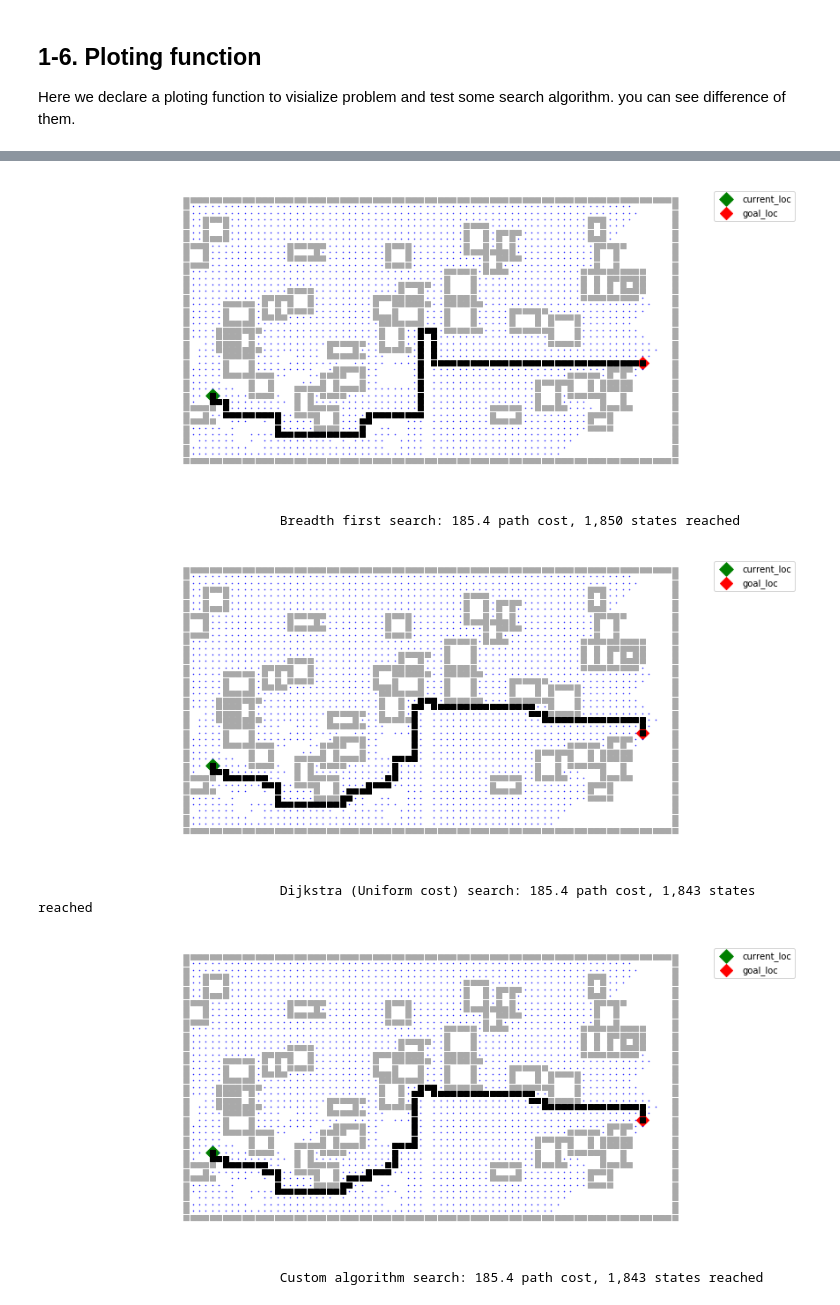
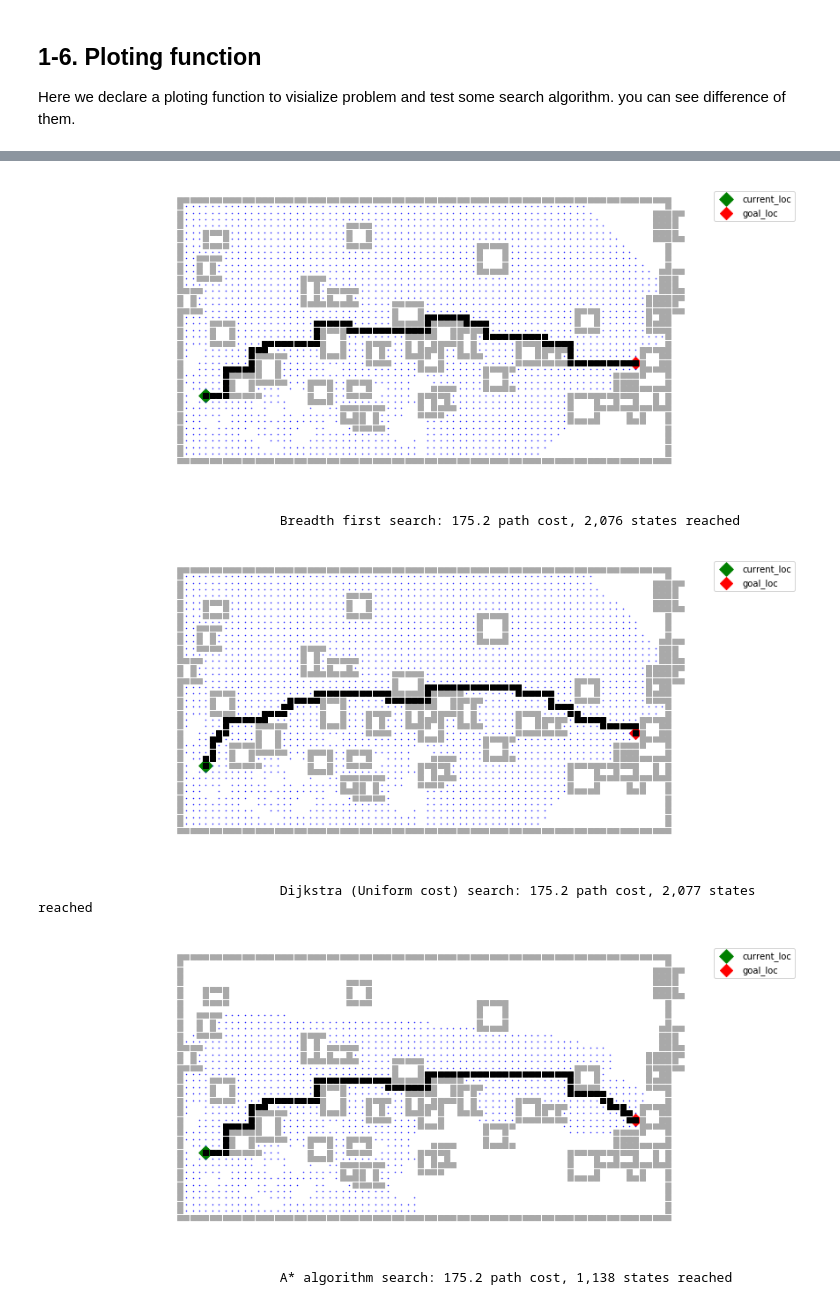
Before and after one commit to OpenPPAT/ai-course-2019, a Jupyter notebook: 03-robot-navigation/jupyter_notebook/topic1_grid_problem_path_search.ipynb, the cells around one changed output, grey strips where cells are left out. Drawn from its saved outputs; the diff is of its cells as text; code cells hidden in the pictures.

```diff
--- a/03-robot-navigation/jupyter_notebook/topic1_grid_problem_path_search.ipynb
+++ b/03-robot-navigation/jupyter_notebook/topic1_grid_problem_path_search.ipynb
@@ -371,19 +380,19 @@ def plot_grid_problem(grid_problem, solution, reached=(), title='Search'):
 # %%
 # Test algorithms
 
 gp1 = GridProblem(initial=(8, 20), goal=(140, 30), grid_size=2, obstacles=random_blocks())
 sol1 = breadth_first_search(gp1)
 plot_grid_problem(gp1, sol1, reached, title='Breadth first')
 
 sol2 = uniform_cost_search(gp1)
 plot_grid_problem(gp1, sol2, reached, title='Dijkstra (Uniform cost)')
 
-sol3 = custom_search(gp1)
-plot_grid_problem(gp1, sol3, reached, title='Custom algorithm')
+sol3 = astar_search(gp1)
+plot_grid_problem(gp1, sol3, reached, title='A* algorithm')
 # %% [output]
-[figure, old version]
+[figure, new version]
-                               Breadth first search: 185.4 path cost, 1,850 states reached
+                               Breadth first search: 175.2 path cost, 2,076 states reached
-[figure, old version]
+[figure, new version]
-                               Dijkstra (Uniform cost) search: 185.4 path cost, 1,843 states reached
+                               Dijkstra (Uniform cost) search: 175.2 path cost, 2,077 states reached
-[figure, old version]
+[figure, new version]
-                               Custom algorithm search: 185.4 path cost, 1,843 states reached
+                               A* algorithm search: 175.2 path cost, 1,138 states reached
```
Also changed, not shown: parts of 3 cells of this notebook, 1 other file.
